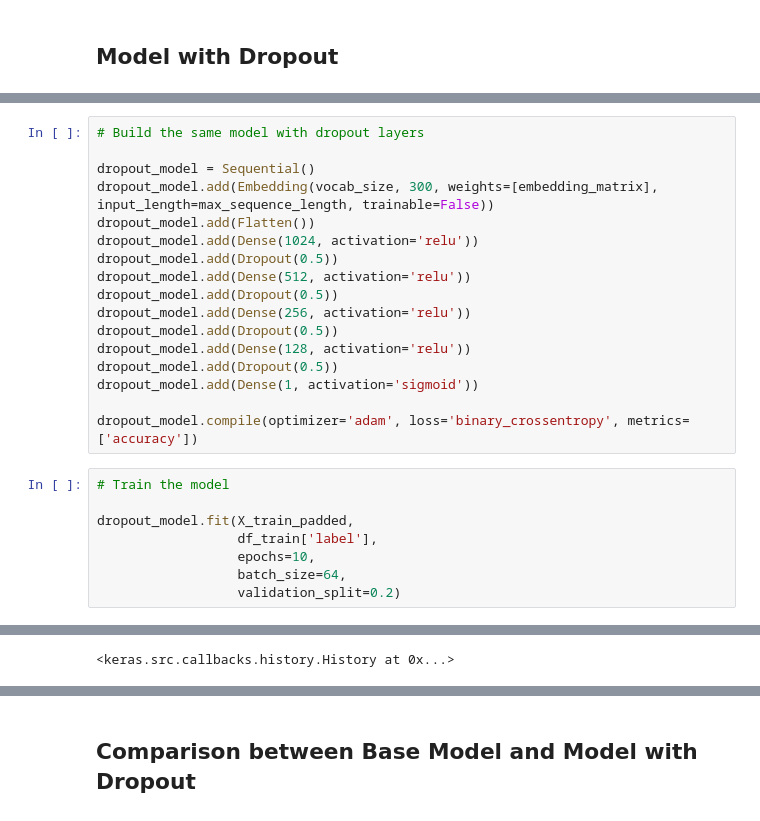
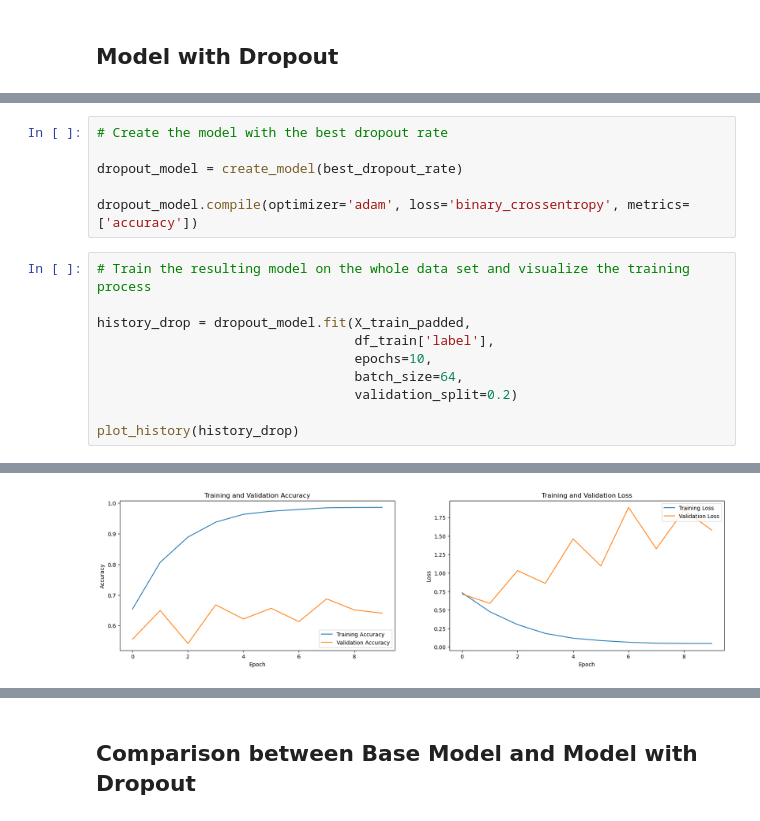
Before and after one commit to sin-a/DropoutDemonstration, a Jupyter notebook: Dropout_Demonstration.ipynb, the cells around one changed output, grey strips where cells are left out. Cells and saved outputs as stored; diff of their text form.

```diff
--- a/Dropout_Demonstration.ipynb
+++ b/Dropout_Demonstration.ipynb
@@ -512,27 +595,18 @@ The recall of the base model is 0.5655
 # %%
-# Build the same model with dropout layers
+# Create the model with the best dropout rate
 
-dropout_model = Sequential()
-dropout_model.add(Embedding(vocab_size, 300, weights=[embedding_matrix], input_length=max_sequence_length, trainable=False))
-dropout_model.add(Flatten())
-dropout_model.add(Dense(1024, activation='relu'))
-dropout_model.add(Dropout(0.5))
-dropout_model.add(Dense(512, activation='relu'))
-dropout_model.add(Dropout(0.5))
-dropout_model.add(Dense(256, activation='relu'))
-dropout_model.add(Dropout(0.5))
-dropout_model.add(Dense(128, activation='relu'))
-dropout_model.add(Dropout(0.5))
-dropout_model.add(Dense(1, activation='sigmoid'))
+dropout_model = create_model(best_dropout_rate)
 
 dropout_model.compile(optimizer='adam', loss='binary_crossentropy', metrics=['accuracy'])
 # %%
-# Train the model
+# Train the resulting model on the whole data set and visualize the training process
 
-dropout_model.fit(X_train_padded,
-                  df_train['label'],
-                  epochs=10,
-                  batch_size=64,
-                  validation_split=0.2)
+history_drop = dropout_model.fit(X_train_padded,
+                                 df_train['label'],
+                                 epochs=10,
+                                 batch_size=64,
+                                 validation_split=0.2)
+
+plot_history(history_drop)
 # %% [output]
 Epoch 1/10
@@ -558,4 +632,4 @@ Epoch 10/10
-<keras.src.callbacks.history.History at 0x...>
+[figure, added]
 # %%
 # Evaluate the model on the test data
 y_drop_pred = dropout_model.predict(X_test_padded)
```
Also changed, not shown: parts of 15 cells of this notebook.
